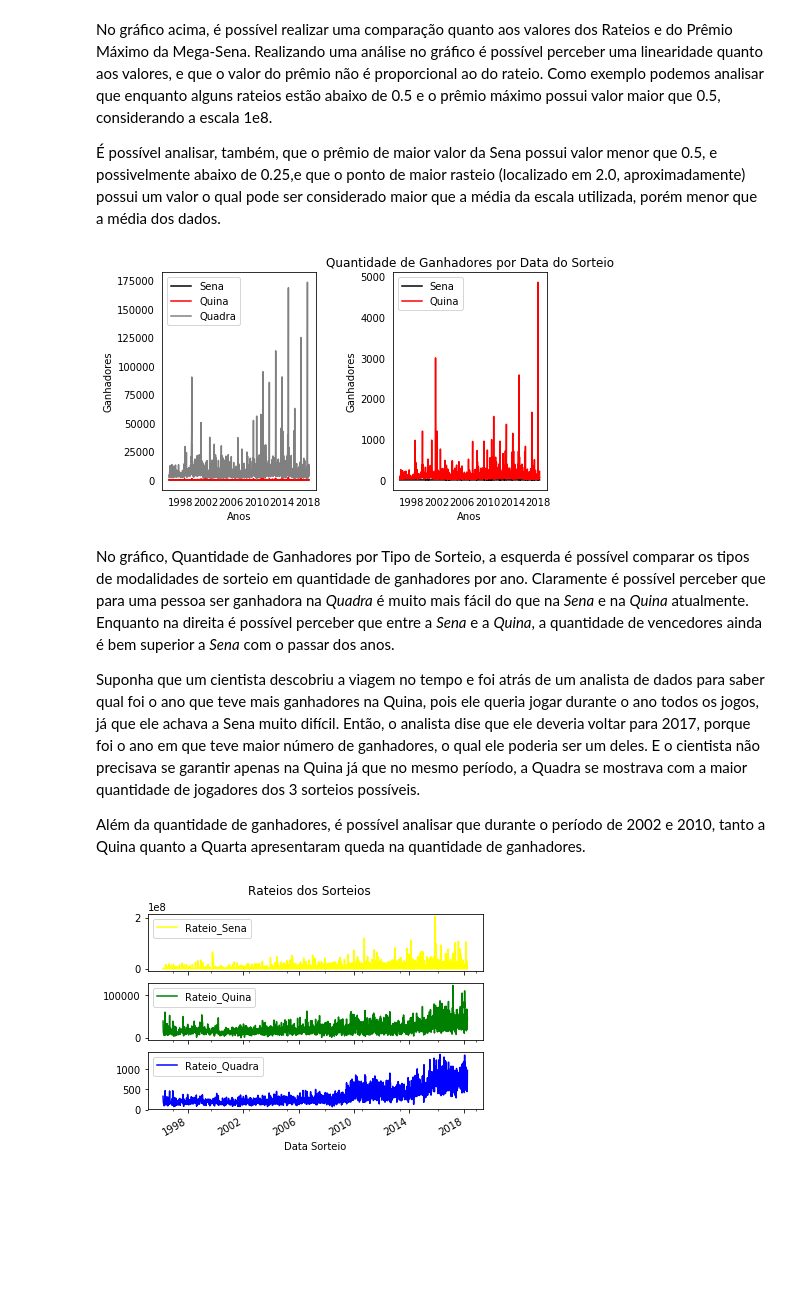
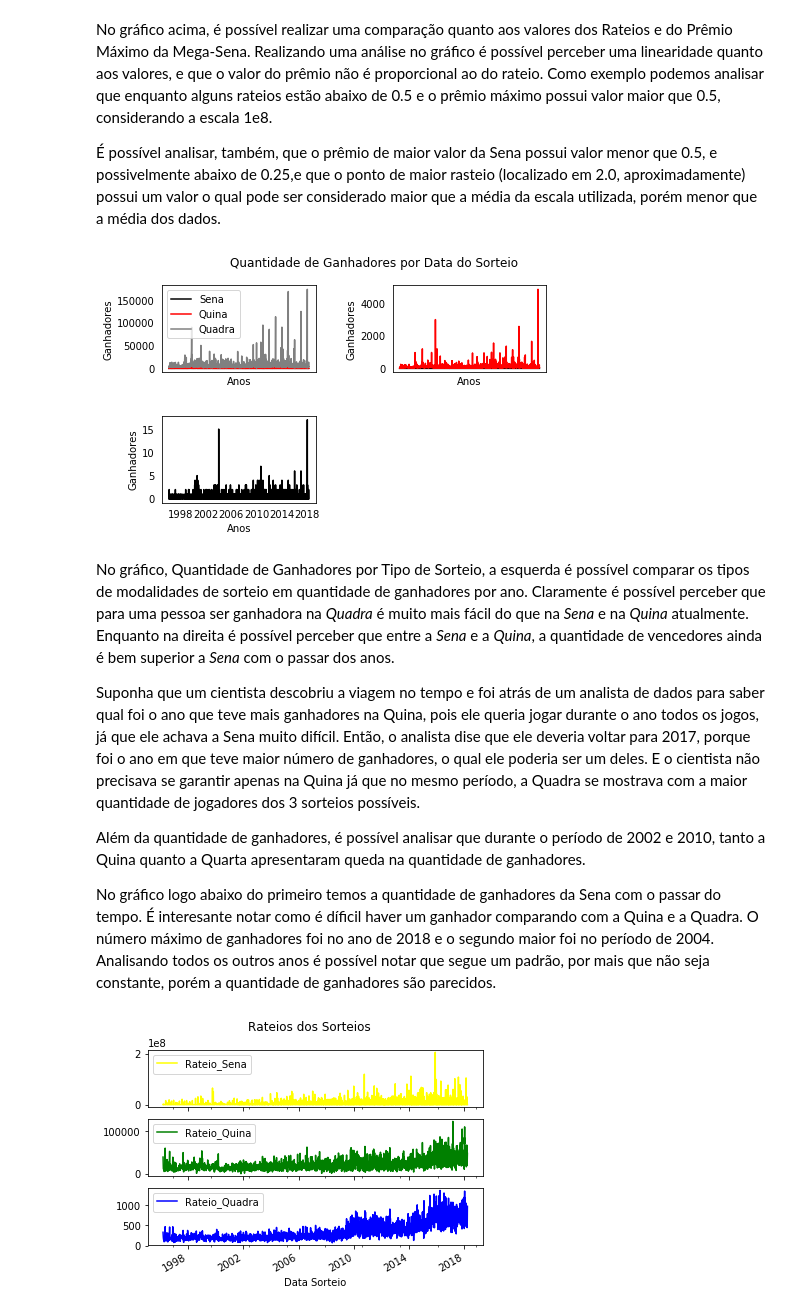
Before and after one commit to henriquedavid/megasena_analyse, a Jupyter notebook: Mega-Sena Analyse.ipynb, the cells around one changed output. Drawn from its saved outputs; the diff is of its cells as text; code cells hidden in the pictures; blank space fills up the shorter version.

Commit message:
Finalização do subplot

```diff
--- a/Mega-Sena Analyse.ipynb
+++ b/Mega-Sena Analyse.ipynb
@@ -122,48 +122,59 @@ No gráfico acima, é possível realizar uma comparação quanto aos valores dos
 # %%
 %matplotlib inline
 # Separa as colunas que serão utilizadas no próximo gráfico.
 cols = ['Data Sorteio', 'Ganhadores_Sena', 'Ganhadores_Quina', 'Ganhadores_Quadra']
 ganhadores_pano = dados[cols]
 
 # Gera a figura e o axis que serão utilizados para geração do gráfico.
-fig, axes = plt.subplots(nrows=1, ncols=2, sharex=True);
+fig, axes = plt.subplots(nrows=2, ncols=2, sharex=True);
+
+fig.suptitle("Quantidade de Ganhadores por Data do Sorteio")
 
 # Gera gráfico com os 3 tipos de sorteios (Sena, Quina e Quadra) e compara a quantidade de vencedores durante os anos.
-axes[0].plot(ganhadores_pano['Data Sorteio'], ganhadores_pano['Ganhadores_Sena'], c='black', label= 'Sena')
-axes[0].plot(ganhadores_pano['Data Sorteio'], ganhadores_pano['Ganhadores_Quina'], c='red', label= 'Quina' )
-axes[0].plot(ganhadores_pano['Data Sorteio'], ganhadores_pano['Ganhadores_Quadra'], c='grey', label= 'Quadra' )
+axes[0,0].plot(ganhadores_pano['Data Sorteio'], ganhadores_pano['Ganhadores_Sena'], c='black', label= 'Sena')
+axes[0,0].plot(ganhadores_pano['Data Sorteio'], ganhadores_pano['Ganhadores_Quina'], c='red', label= 'Quina' )
+axes[0,0].plot(ganhadores_pano['Data Sorteio'], ganhadores_pano['Ganhadores_Quadra'], c='grey', label= 'Quadra' )
 # Informa a localização da legenda.
-axes[0].legend(loc='upper left')
+axes[0,0].legend(loc='upper left')
 # Informa os nomes para as posições x e y..
-axes[0].set_xlabel('Anos');
-axes[0].set_ylabel('Ganhadores');
+axes[0,0].set_xlabel('Anos');
+axes[0,0].set_ylabel('Ganhadores');
 # Remove ticks.
-axes[0].tick_params( bottom = False, left = False )
+axes[0,0].tick_params( bottom = False, left = False )
 
-# Informa o título do gráfico.
-plt.title('Quantidade de Ganhadores por Data do Sorteio')
 
 # Gera o gráfico com apenas os dados da Quina e da Sena
-axes[1].plot( ganhadores_pano['Data Sorteio'], ganhadores_pano['Ganhadores_Sena'], c='black', label= 'Sena' )
-axes[1].plot( ganhadores_pano['Data Sorteio'], ganhadores_pano['Ganhadores_Quina'], c='red', label= 'Quina' )
-# Posiciona a legenda para não atrapalhar na leitura.
-axes[1].legend(loc='upper left')
+axes[0,1].plot( ganhadores_pano['Data Sorteio'], ganhadores_pano['Ganhadores_Sena'], c='black', label= 'Sena' )
+axes[0,1].plot( ganhadores_pano['Data Sorteio'], ganhadores_pano['Ganhadores_Quina'], c='red', label= 'Quina' )
 # Infoma os significados de x e y.
-axes[1].set_xlabel('Anos');
-axes[1].set_ylabel('Ganhadores');
+axes[0,1].set_xlabel('Anos');
+axes[0,1].set_ylabel('Ganhadores');
 # Remove ticks.
-axes[1].tick_params( bottom = False, left = False )
+axes[0,1].tick_params( bottom = False, left = False )
+
+# Gera o gráfico com apenas os dados da Sena
+axes[1,0].plot( ganhadores_pano['Data Sorteio'], ganhadores_pano['Ganhadores_Sena'], c='black', label= 'Sena' )
+# Infoma os significados de x e y.
+axes[1,0].set_xlabel('Anos');
+axes[1,0].set_ylabel('Ganhadores');
+# Remove ticks.
+axes[1,0].tick_params( bottom = False, left = False )
+
+axes[1,1].tick_params( bottom = False, left = False)
+axes[1,1].set_visible(False)
 
 # Ajusta o espaçamento entre os gráficos.
-plt.subplots_adjust( wspace = 0.5 , left = 0.01)
+plt.subplots_adjust( wspace = 0.50 , left = 0.01, hspace = 0.5)
 # %% [output]
-[figure, old version]
+[figure, new version]
 # %% [markdown]
 No gráfico, Quantidade de Ganhadores por Tipo de Sorteio, a esquerda é possível comparar os tipos de modalidades de sorteio em quantidade de ganhadores por ano. Claramente é possível perceber que para uma pessoa ser ganhadora na *Quadra* é muito mais fácil do que na *Sena* e na *Quina* atualmente. Enquanto na direita é possível perceber que entre a *Sena* e a *Quina*, a quantidade de vencedores ainda é bem superior a *Sena* com o passar dos anos.
 
 Suponha que um cientista descobriu a viagem no tempo e foi atrás de um analista de dados para saber qual foi o ano que teve mais ganhadores na Quina, pois ele queria jogar durante o ano todos os jogos, já que ele achava a Sena muito difícil. Então, o analista dise que ele deveria voltar para 2017, porque foi o ano em que teve maior número de ganhadores, o qual ele poderia ser um deles. E o cientista não precisava se garantir apenas na Quina já que no mesmo período, a Quadra se mostrava com a maior quantidade de jogadores dos 3 sorteios possíveis.
 
 Além da quantidade de ganhadores, é possível analisar que durante o período de 2002 e 2010, tanto a Quina quanto a Quarta apresentaram queda na quantidade de ganhadores.
+
+No gráfico logo abaixo do primeiro temos a quantidade de ganhadores da Sena com o passar do tempo. É interesante notar como é díficil haver um ganhador comparando com a Quina e a Quadra. O número máximo de ganhadores foi no ano de 2018 e o segundo maior foi no período de 2004. Analisando todos os outros anos é possível notar que segue um padrão, por mais que não seja constante, porém a quantidade de ganhadores são parecidos.
 # %%
 # Seleciona as colunas que serão utilizadas no próximo gráfico.
 cols1 = ['Data Sorteio', 'Rateio_Sena', 'Rateio_Quina', 'Rateio_Quadra']
```
Also changed, not shown: parts of 2 cells of this notebook.
